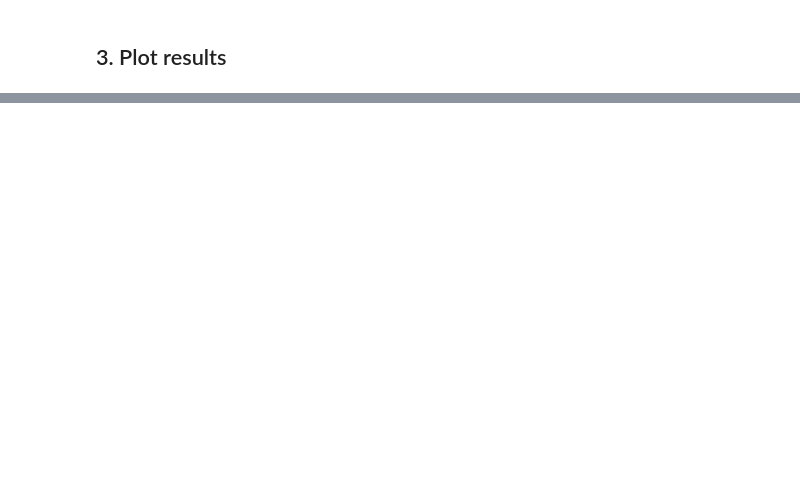
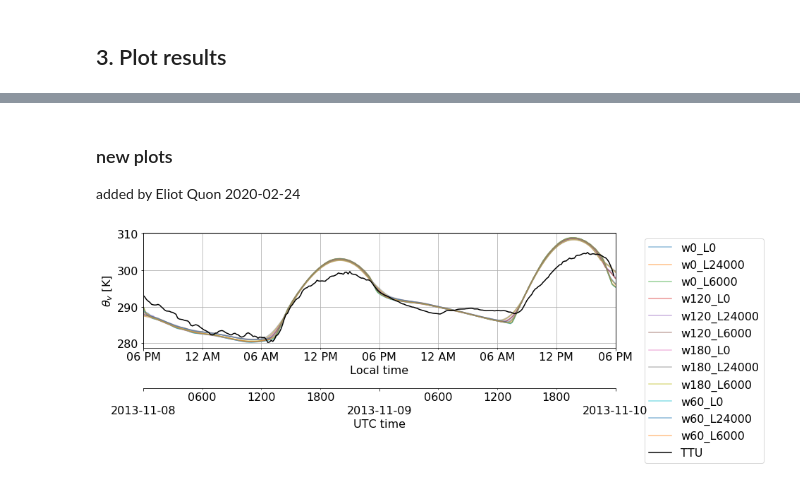
Before and after one commit to a2e-mmc/assessment, a Jupyter notebook: studies/budget_components_coupling/plot_observations.ipynb, the cells around one changed output, grey strips where cells are left out. Cells and saved outputs as stored; diff of their text form; code cells hidden in the pictures; blank space fills up the shorter version.

```diff
--- a/studies/budget_components_coupling/plot_observations.ipynb
+++ b/studies/budget_components_coupling/plot_observations.ipynb
@@ -35,5 +40,7 @@ referencedir = '/projects/mmc/dallaert/referenceData/'
 # %%
 tower_data_10min = 'TTU_tilt_corrected_20131108-09_10min.csv'
+# %%
+starttime = pd.to_datetime('2013-11-08 00:00')
 # %% [markdown]
 Output folder to store figures
 # %%
@@ -55,3 +64,13 @@ Wall time: 92.1 ms
+# %%
+drivingdata = dict()
+fpaths = glob.glob(os.path.join(datadir,'drivingData_Rerun','w*','surfaceSkinPotentialTemperatureTable'))
+fpaths.sort()
+for fpath in fpaths:
+    case = os.path.split(os.path.split(fpath)[0])[1]
+    inp = InputFile(fpath, nodef=True)
+    data = np.array(inp['data'])
+    datetime = pd.to_timedelta(data[:,0].round(),unit='s') + starttime
+    drivingdata[case] = pd.Series(data[:,1], index=datetime, name='thetav')
 # %% [markdown]
 ## 3. Plot results
 # %%
@@ -89,0 +113,15 @@ plt.savefig(os.path.join(figuredir,figname+'.pdf'),bbox_inches='tight')
+# %% [markdown]
+### new plots
+added by Eliot Quon 2020-02-24
+# %%
+datasets = drivingdata.copy()
+datasets['TTU'] = tower_10min['thetav'].xs(0.9,level='height')
+fig,ax,ax2 = plot_timehistory_at_height(datasets,
+                                        timelimits=('2013-11-08','2013-11-10'),
+                                        plot_local_time=True, local_time_offset=-6,
+                                        datasetkwargs={'TTU':dict(color='k',alpha=1.0)},
+                                        alpha=0.5)
+figname = 'surf_temp_history'
+plt.savefig(os.path.join(figuredir,figname+'.png'),bbox_inches='tight')
+# %% [output]
+[figure, added]
```
Also changed, not shown: parts of 6 cells of this notebook.
